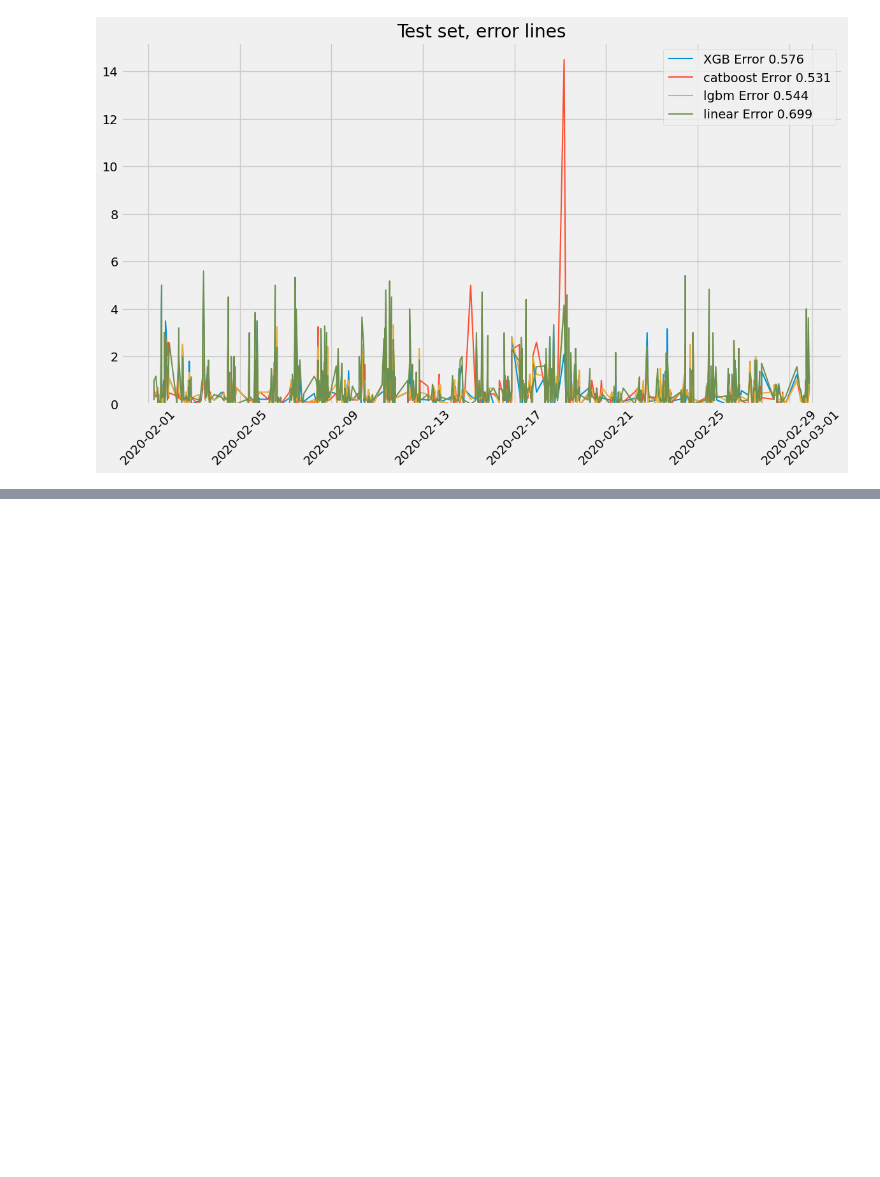
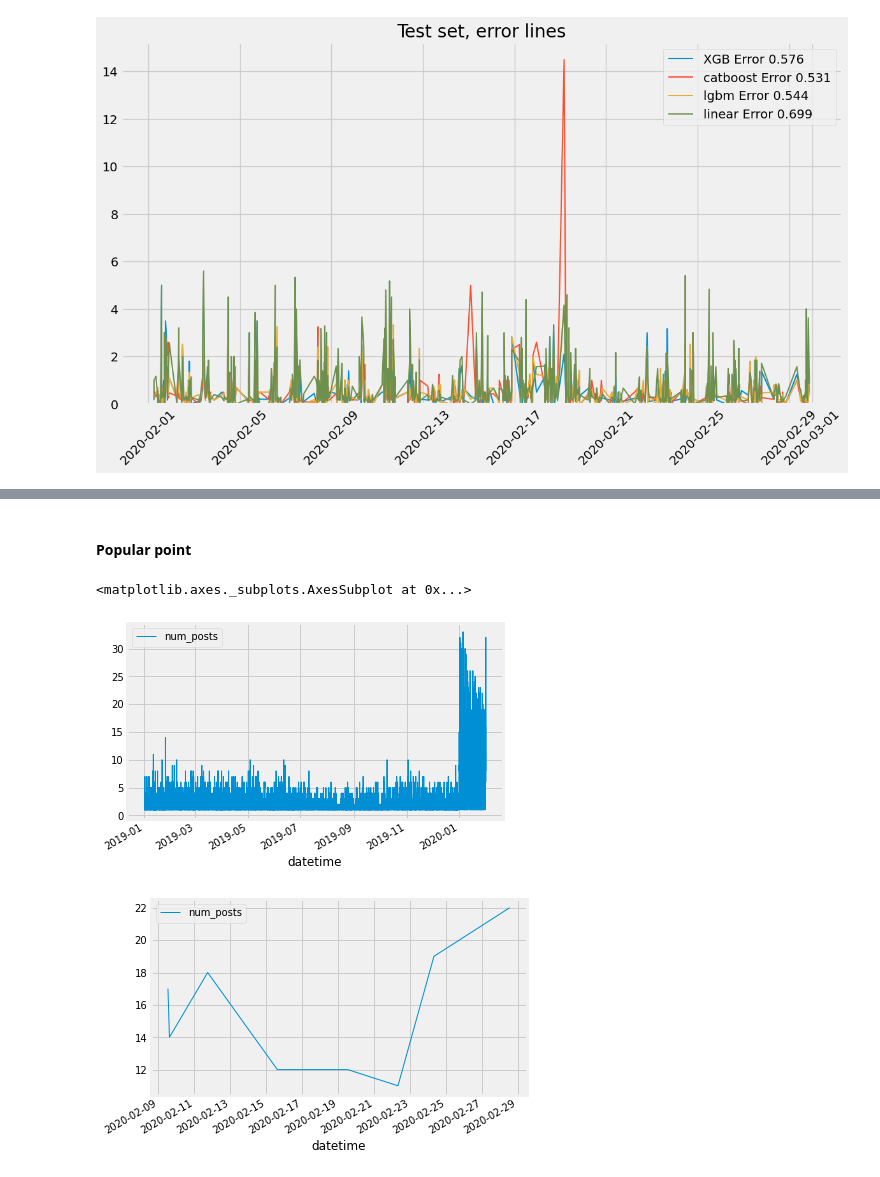
Before and after one commit to jrzkaminski/IndustrialML-ITMO, a Jupyter notebook: Regressors_solutions.ipynb, the cells around one changed output, grey strips where cells are left out. Cells and saved outputs as stored; diff of their text form; code cells hidden in the pictures; blank space fills up the shorter version.

```diff
--- a/Regressors_solutions.ipynb
+++ b/Regressors_solutions.ipynb
@@ -555,0 +594,11 @@ plt.show()
+# %% [markdown]
+#### Popular point
+# %%
+df_train = data_train[data_train['point'] == popular_point][['num_posts', 'datetime']]
+df_train.plot('datetime', 'num_posts')
+df_val = data_val[data_val['point'] == popular_point][['num_posts', 'automl_prediction', 'datetime']]
+df_val.plot('datetime', 'num_posts')
+# %% [output]
+<matplotlib.axes._subplots.AxesSubplot at 0x...>
+[figure, added]
+[figure, added]
```
Also changed, not shown: parts of 11 cells of this notebook.
